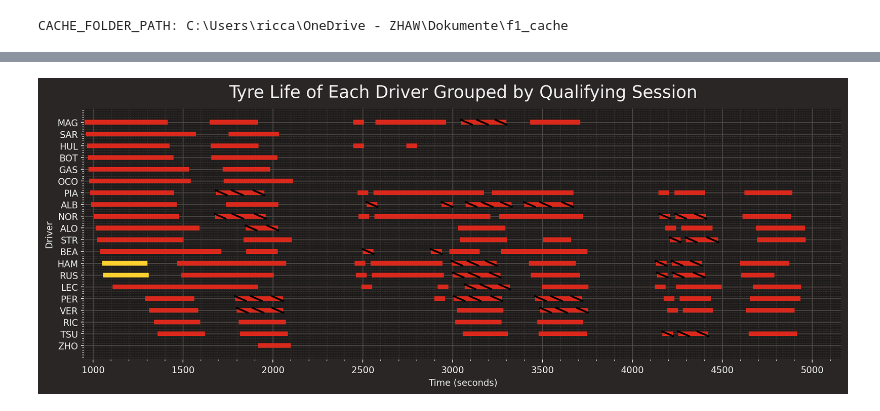
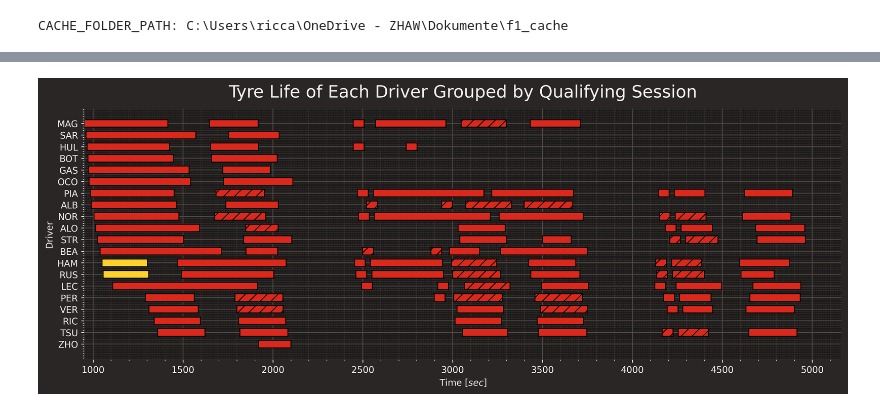
Before and after one commit to visciric/Projects, a Jupyter notebook: F1 Data Analysis/season_2024/02_Jeddah/Qualifying.ipynb, the cells around one changed output, grey strips where cells are left out. Saved outputs shown, nothing was run; the diff lists cells and outputs as text; code cells hidden in the pictures.

```diff
--- a/F1 Data Analysis/season_2024/02_Jeddah/Qualifying.ipynb
+++ b/F1 Data Analysis/season_2024/02_Jeddah/Qualifying.ipynb
@@ -121,43 +118,29 @@ plt.show()
 # %%
-fig, ax = plt.subplots(figsize=(15, 5), dpi=200)
-compound_colors = fastf1.plotting.COMPOUND_COLORS
-
-def get_driver_ranking(session):
-    return session.groupby('Driver')['Time'].min().sort_values().index.tolist()
-
-sessions = [q1, q2, q3]
-all_drivers_sorted = []
-
-for sess in sessions:
-    session_ranking = get_driver_ranking(sess)
-    all_drivers_sorted.extend([drv for drv in session_ranking if drv not in all_drivers_sorted])
-
-driver_positions = {driver: i for i, driver in enumerate(all_drivers_sorted)}
+fig, ax = plt.subplots(figsize = (15, 5), dpi = 300 )
 
 for sess in sessions:
     for driver in all_drivers_sorted:
         if driver in sess['Driver'].unique():
             drv_laps = sess[sess['Driver'] == driver].copy()
             drv_laps['TimeInSeconds'] = drv_laps['Time'].dt.total_seconds()
             y_position = driver_positions[driver]
 
             for (_, compound), group in drv_laps.groupby(['Stint', 'Compound']):
                 start_time = group['TimeInSeconds'].min()
                 end_time = group['TimeInSeconds'].max() + 60
                 color = compound_colors.get(compound.upper(), 'black')
-                ax.barh(y_position, end_time - start_time, left=start_time, height=0.4, color=color)
 
-                if not group['FreshTyre'].all():
-                    for _, used_lap in group[~group['FreshTyre']].iterrows():
-                        ax.plot([used_lap['TimeInSeconds'], used_lap['TimeInSeconds'] + 60], [y_position - 0.2, y_position + 0.2], color='black', lw=2)
+                hatch = '//' if not group['FreshTyre'].all() else None
+
+                ax.barh(y_position, end_time - start_time, left=start_time, height=0.65, color=color, hatch=hatch, edgecolor='black')
 
 ax.set_yticks(list(driver_positions.values()))
 ax.set_yticklabels(all_drivers_sorted)
-ax.set_xlabel('Time (seconds)')
+ax.set_xlabel('Time $[sec]$')
 ax.set_ylabel('Driver')
 ax.set_title('Tyre Life of Each Driver Grouped by Qualifying Session')
 ax.invert_yaxis()
 
 plt.show()
 # %% [output]
-[figure, old version]
+[figure, new version]
```
Also changed, not shown: parts of 9 cells of this notebook, 3 other files.
